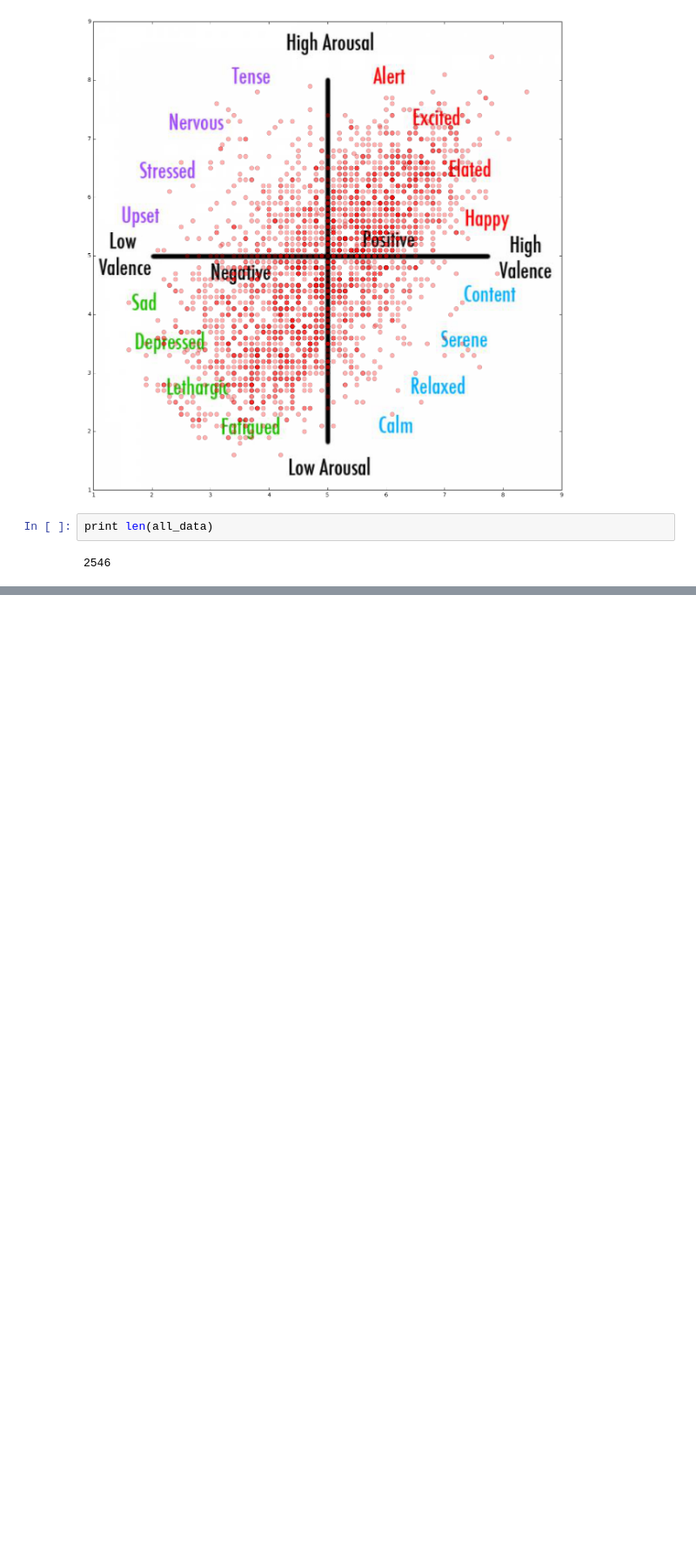
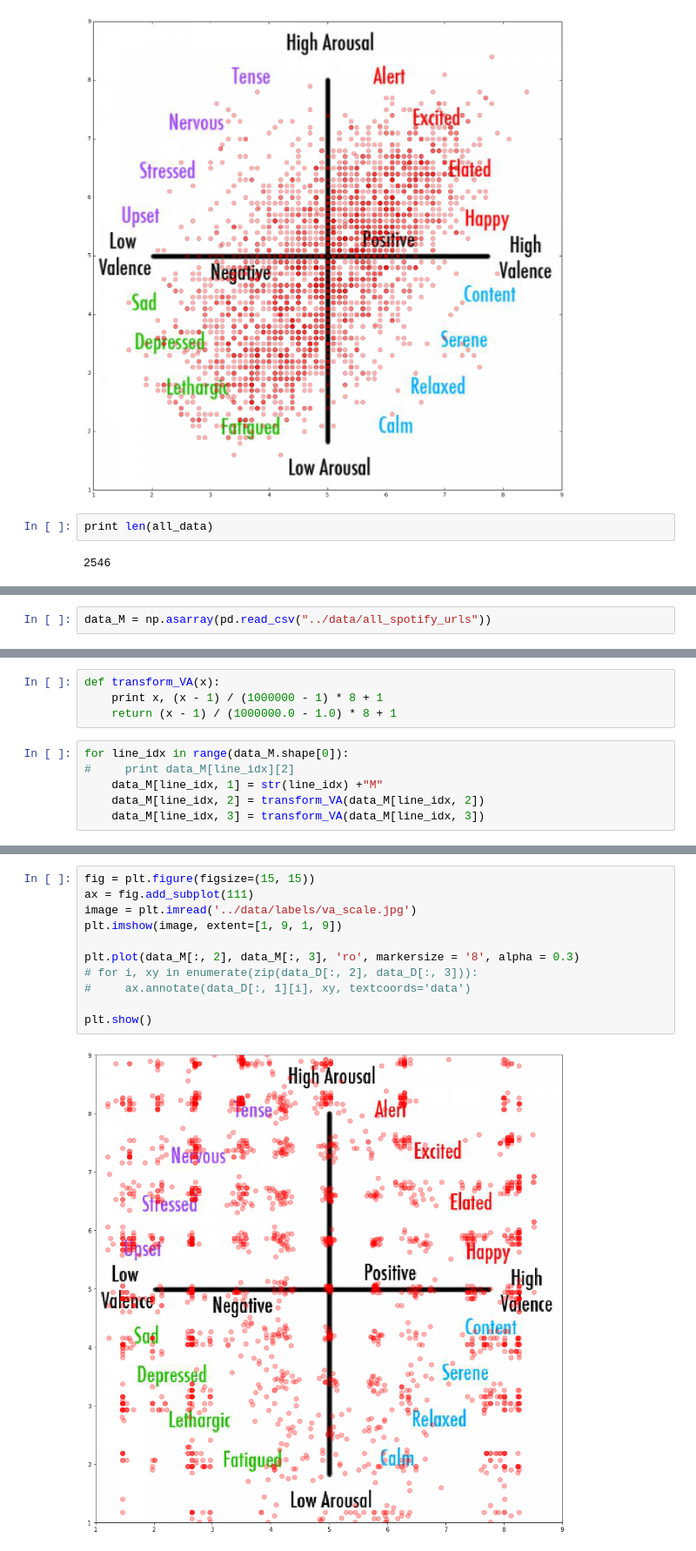
Before and after one commit to MusicMapProject/MusicMap, a Jupyter notebook: data_analysis/data_analysis.ipynb, the cells around one changed output, grey strips where cells are left out. Shown at 87% size. Cells and saved outputs as stored; diff of their text form; blank space fills up the shorter version.

```diff
--- a/data_analysis/data_analysis.ipynb
+++ b/data_analysis/data_analysis.ipynb
@@ -78,0 +81,2 @@ print len(all_data)
+# %%
+data_M = np.asarray(pd.read_csv("../data/all_spotify_urls"))
@@ -78,0 +99,10 @@ print len(all_data)
+# %%
+def transform_VA(x):
+    print x, (x - 1) / (1000000 - 1) * 8 + 1
+    return (x - 1) / (1000000.0 - 1.0) * 8 + 1
+# %%
+for line_idx in range(data_M.shape[0]):
+#     print data_M[line_idx][2]
+    data_M[line_idx, 1] = str(line_idx) +"M"
+    data_M[line_idx, 2] = transform_VA(data_M[line_idx, 2])
+    data_M[line_idx, 3] = transform_VA(data_M[line_idx, 3])
@@ -78,0 +151,13 @@ print len(all_data)
+# %%
+fig = plt.figure(figsize=(15, 15))
+ax = fig.add_subplot(111)
+image = plt.imread('../data/labels/va_scale.jpg')
+plt.imshow(image, extent=[1, 9, 1, 9])
+
+plt.plot(data_M[:, 2], data_M[:, 3], 'ro', markersize = '8', alpha = 0.3)
+# for i, xy in enumerate(zip(data_D[:, 2], data_D[:, 3])):
+#     ax.annotate(data_D[:, 1][i], xy, textcoords='data')
+
+plt.show()
+# %% [output]
+[figure, added]
```
Also changed, not shown: parts of 7 cells of this notebook, 5 other files.
